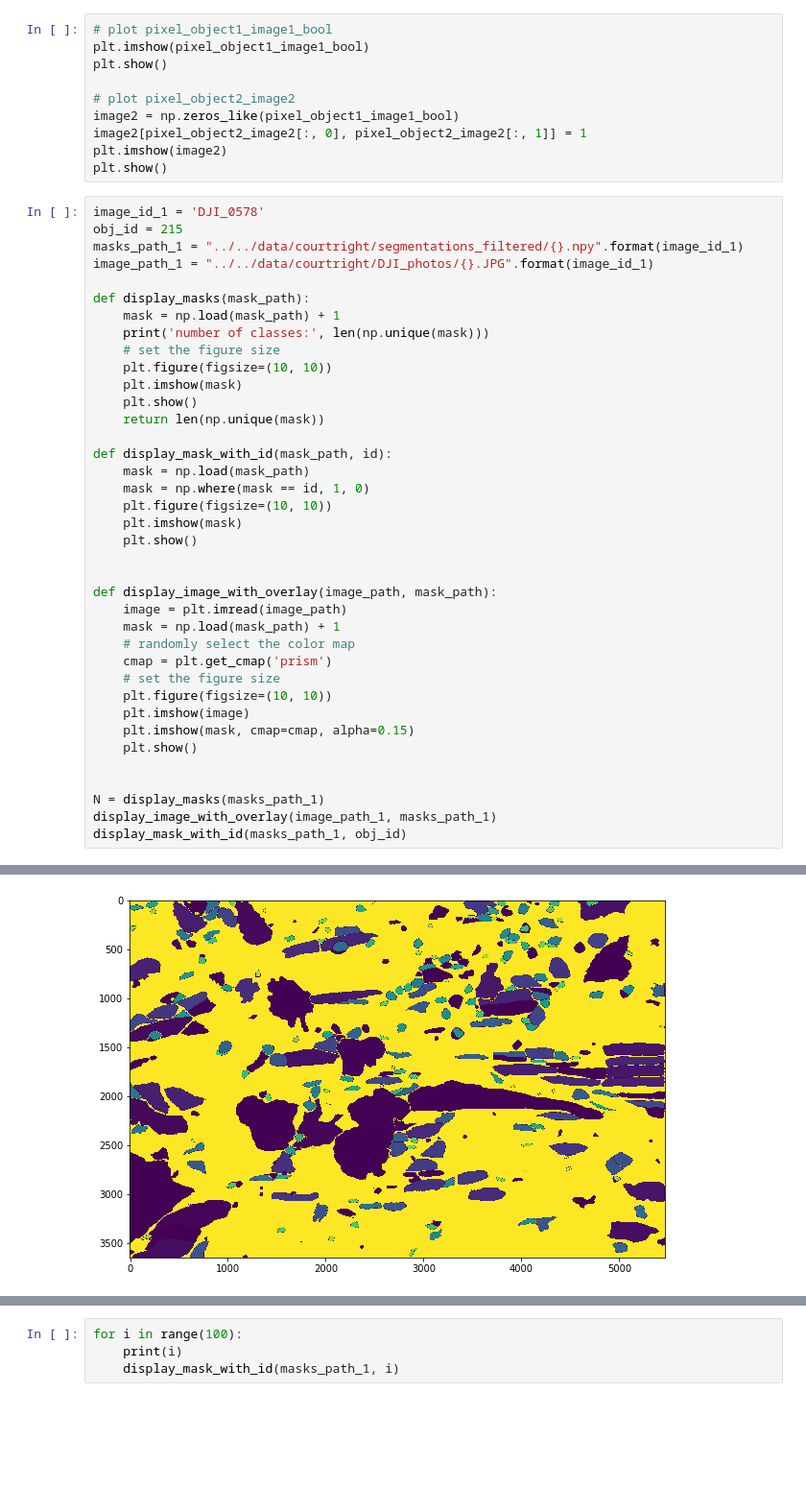
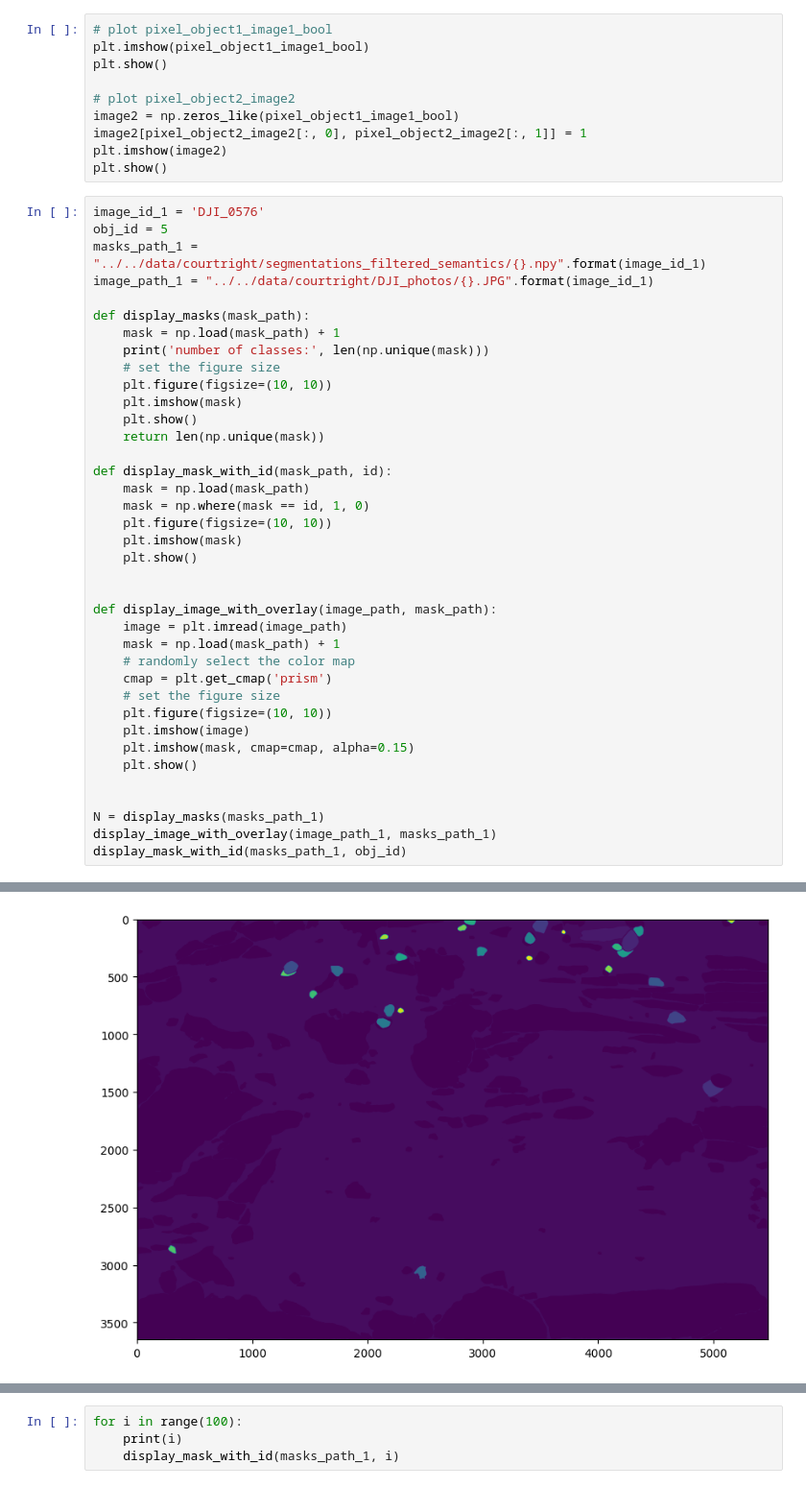
Before and after one commit to ZhiangChen/SegMo3D, a Jupyter notebook: semantic_SfM/ssfm/display_image_segmentation.ipynb, the cells around one changed output, grey strips where cells are left out. Shown at 96% size. Cells and saved outputs as stored; diff of their text form; blank space fills up the shorter version.

Commit message:
added grounding dino mask filter

```diff
--- a/semantic_SfM/ssfm/display_image_segmentation.ipynb
+++ b/semantic_SfM/ssfm/display_image_segmentation.ipynb
@@ -203,9 +206,9 @@ image2[pixel_object2_image2[:, 0], pixel_object2_image2[:, 1]] = 1
 plt.imshow(image2)
 plt.show()
 # %%
-image_id_1 = 'DJI_0578'
-obj_id = 215
-masks_path_1 = "../../data/courtright/segmentations_filtered/{}.npy".format(image_id_1)
+image_id_1 = 'DJI_0576'
+obj_id = 5
+masks_path_1 = "../../data/courtright/segmentations_filtered_semantics/{}.npy".format(image_id_1)
 image_path_1 = "../../data/courtright/DJI_photos/{}.JPG".format(image_id_1)
 
 def display_masks(mask_path):
@@ -245 +248 @@ number of classes: 227
-[figure, old version]
+[figure, new version]
```
Also changed, not shown: parts of 4 cells of this notebook, 5 other files.
